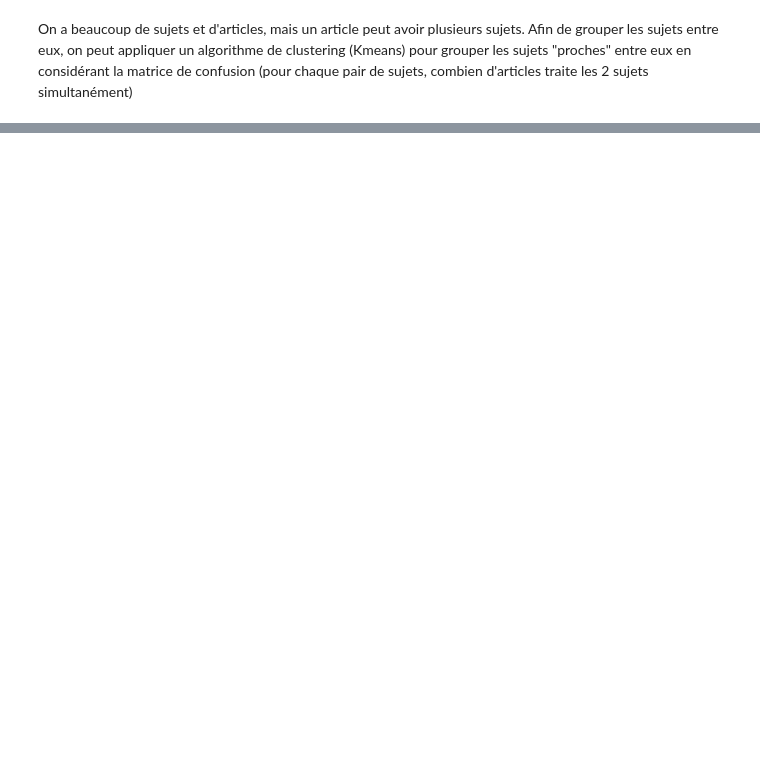
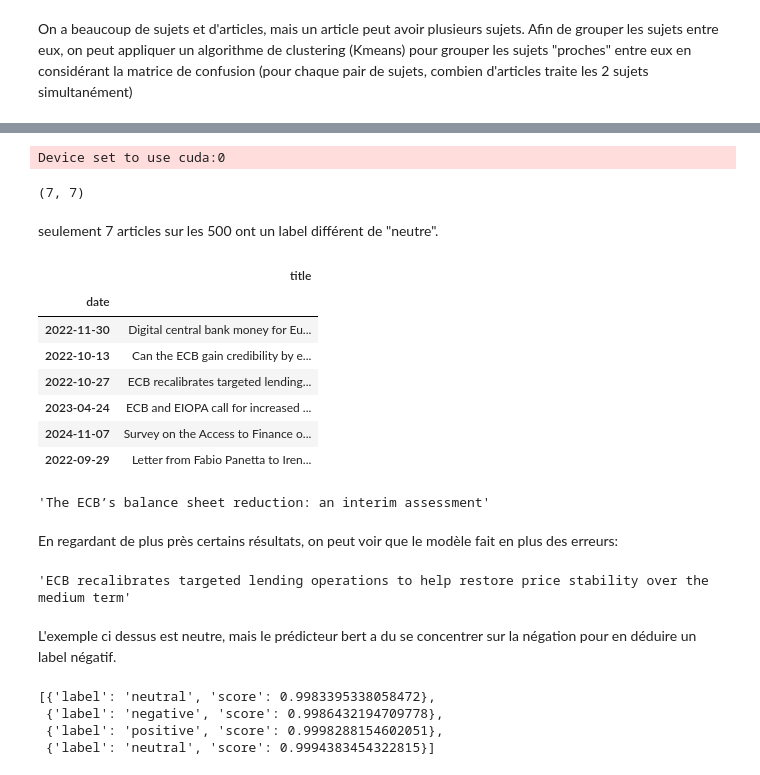
Before and after one commit to QMoayedpour/ML_fin_project, a Jupyter notebook: data_analysis.ipynb, the cells around one changed output, grey strips where cells are left out. Drawn from its saved outputs; the diff is of its cells as text; code cells hidden in the pictures; blank space fills up the shorter version.

```diff
--- a/data_analysis.ipynb
+++ b/data_analysis.ipynb
@@ -102,0 +180,50 @@ Cluster 3:
+# %%
+nlp = pipeline("sentiment-analysis", model="ahmedrachid/FinancialBERT-Sentiment-Analysis")
+# %% [output]
+Device set to use cuda:0
+# %%
+df_title = df[df["title"].isna()==0].copy()
+# %%
+list_titles = df_title["title"].to_list()
+sentiments = nlp(list_titles)
+
+df_title["sentiment_title"] = [x["label"] for x in sentiments]
+# %%
+df_title[df_title["sentiment_title"]!="neutral"].shape
+# %% [output]
+(7, 7)
+# %% [markdown]
+seulement 7 articles sur les 500 ont un label différent de "neutre".
+# %%
+df_title[df_title["sentiment_title"]=="positive"][["title"]]
+# %% [output]
+|  | title |
+| date |  |
+| 2022-11-30 | Digital central bank money for Eu... |
+| 2022-10-13 | Can the ECB gain credibility by e... |
+| 2022-10-27 | ECB recalibrates targeted lending... |
+| 2023-04-24 | ECB and EIOPA call for increased ... |
+| 2024-11-07 | Survey on the Access to Finance o... |
+| 2022-09-29 | Letter from Fabio Panetta to Iren... |
+# %%
+df_title[df_title["sentiment_title"]=="negative"]["title"].iloc[0]
+# %% [output]
+'The ECB’s balance sheet reduction: an interim assessment'
+# %% [markdown]
+En regardant de plus près certains résultats, on peut voir que le modèle fait en plus des erreurs:
+# %%
+df_title[df_title["sentiment_title"]=="positive"].iloc[2]["title"]
+# %% [output]
+'ECB recalibrates targeted lending operations to help restore price stability over the medium term'
+# %% [markdown]
+L'exemple ci dessus est neutre, mais le prédicteur bert a du se concentrer sur la négation pour en déduire un label négatif.
+# %%
+nlp(["The economy is currently in a critical condition.",
+     "Experts assert that we will not experience a recession for the remainder of our lives.",
+     "The financial markets are performing well.",
+     "covid 19 is going to come back !"])
+# %% [output]
+[{'label': 'neutral', 'score': 0.9983395338058472},
+ {'label': 'negative', 'score': 0.9986432194709778},
+ {'label': 'positive', 'score': 0.9998288154602051},
+ {'label': 'neutral', 'score': 0.9994383454322815}]
```
Also changed, not shown: parts of 17 cells of this notebook.
